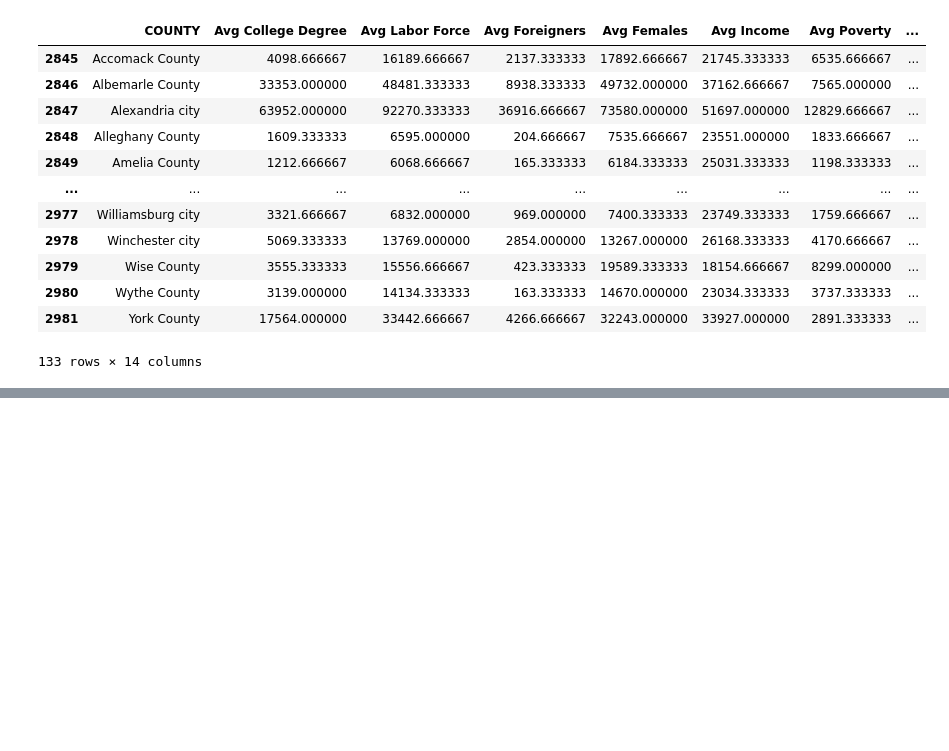
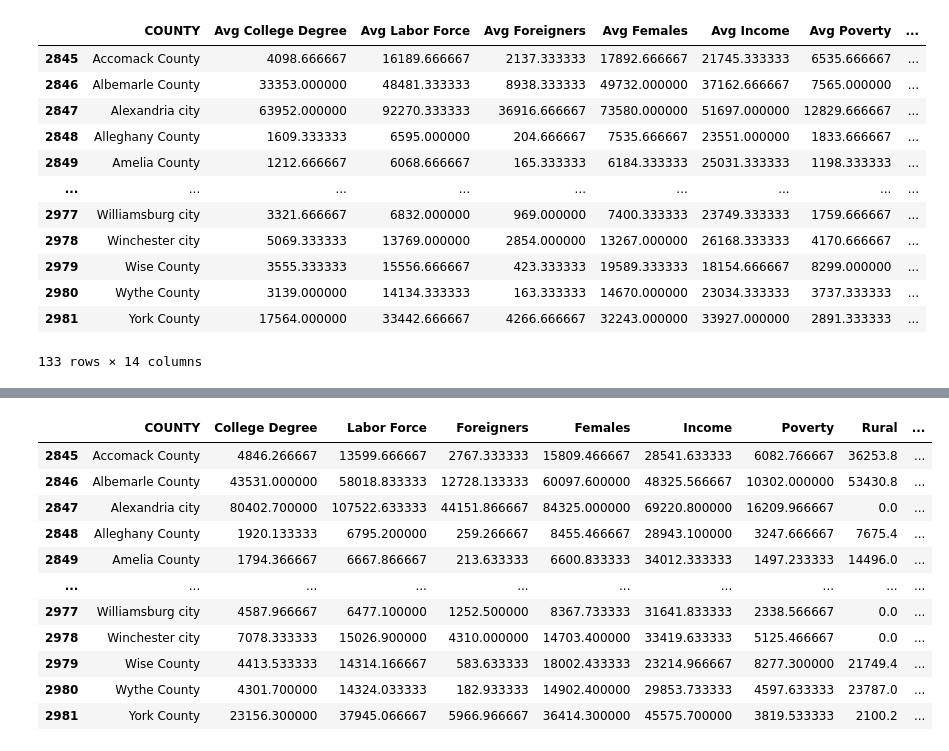
Before and after one commit to gsilver321/project_voting, a Jupyter notebook: voting_cleaning.ipynb, the cells around one changed output, grey strips where cells are left out. Saved outputs shown, nothing was run; the diff lists cells and outputs as text; code cells hidden in the pictures; blank space fills up the shorter version.

Commit message:
Extrapolate data for 2024 predictions (Most recent census data was 2022 and didn't include all counties)

```diff
--- a/voting_cleaning.ipynb
+++ b/voting_cleaning.ipynb
@@ -253,3 +267,103 @@ Prob Dem
 Name: count, dtype: int64
 # %%
 df_avg.to_csv('demographic_info.csv', index=False)
+# %%
+df_test = pd.DataFrame(tsdf["COUNTY"])
+
+# Extrapolate past data to get estimates for 2024 predictions:
+edu = []
+for r in df_edu.iterrows():
+  fit = np.polyfit([2000, 2010, 2020], [r[1]["B69AC2000"], r[1]["B69AC125"], r[1]["B69AC195"]], 1)
+  edu.append(np.poly1d(fit)(2024))
+
+work = []
+for r in df_work.iterrows():
+  fit = np.polyfit([2000, 2010, 2020], [r[1]["B84AA2000"], r[1]["B84AA125"], r[1]["B84AA195"]], 1)
+  work.append(np.poly1d(fit)(2024))
+
+foreign = []
+for r in df_foreign.iterrows():
+  fit = np.polyfit([2000, 2010, 2020], [r[1]["AT5AB2000"], r[1]["AT5AB125"], r[1]["AT5AB195"]], 1)
+  foreign.append(np.poly1d(fit)(2024))
+
+female = []
+for r in df_female.iterrows():
+  fit = np.polyfit([2000, 2010, 2020], [r[1]["AV1AB2000"], r[1]["AV1AB125"], r[1]["AV1AB195"]], 1)
+  female.append(np.poly1d(fit)(2024))
+
+income = []
+for r in df_income.iterrows():
+  fit = np.polyfit([2000, 2010, 2020], [r[1]["BD5AA2000"], r[1]["BD5AA125"], r[1]["BD5AA195"]], 1)
+  income.append(np.poly1d(fit)(2024))
+
+poverty = []
+for r in df_poverty.iterrows():
+  fit = np.polyfit([2000, 2010, 2020], [r[1]["CL6AA2000"], r[1]["CL6AA125"], r[1]["CL6AA195"]], 1)
+  poverty.append(np.poly1d(fit)(2024))
+
+rural = []
+for r in df_rural.iterrows():
+  fit = np.polyfit([2000, 2010], [r[1]["A57AD2000"], r[1]["A57AD2010"]], 1)
+  rural.append(np.poly1d(fit)(2024))
+
+black = []
+for r in df_black.iterrows():
+  fit = np.polyfit([2000, 2010, 2020], [r[1]["B18AB2000"], r[1]["B18AB2010"], r[1]["B18AB2020"]], 1)
+  black.append(np.poly1d(fit)(2024))
+
+latinx = []
+for r in df_latinx.iterrows():
+  fit = np.polyfit([2000, 2010, 2020], [r[1]["A35AA2000"], r[1]["A35AA2010"], r[1]["A35AA2020"]], 1)
+  latinx.append(np.poly1d(fit)(2024))
+
+aapi = []
+for r in df_aapi.iterrows():
+  fit = np.polyfit([2000, 2010, 2020], [r[1]["B18AD2000"], r[1]["B18AD2010"], r[1]["B18AD2020"]], 1)
+  aapi.append(np.poly1d(fit)(2024))
+
+# need 2 points for extrapolation so redo df_marry even though some data older than 2000
+df_marry_male = tsdf2.loc[:, ["BL1AA1990", "BL1AA2000"]]
+df_marry_male = df_marry_male.apply(pd.to_numeric)
+df_marry_male = df_marry_male.rename(columns={"BL1AA1990": "1990", "BL1AA2000": "2000"})
+df_marry_female = tsdf2.loc[:, ["BL1AG1990", "BL1AG2000"]]
+df_marry_female = df_marry_female.apply(pd.to_numeric)
+df_marry_female = df_marry_female.rename(columns={"BL1AG1990": "1990", "BL1AG2000": "2000"})
+df_marry = df_marry_male.add(df_marry_female)
+
+marry = []
+for r in df_marry.iterrows():
+  fit = np.polyfit([2000, 2010], [r[1]["1990"], r[1]["2000"]], 1)
+  marry.append(np.poly1d(fit)(2024))
+
+over_65 = []
+for r in df_over_65.iterrows():
+  fit = np.polyfit([2000, 2010], [r[1]["2000"], r[1]["2010"]], 1)
+  over_65.append(np.poly1d(fit)(2024))
+
+df_test["College Degree"] = edu
+df_test["Labor Force"] = work
+df_test["Foreigners"] = foreign
+df_test["Females"] = female
+df_test["Income"] = income
+df_test["Poverty"] = poverty
+df_test["Rural"] = rural
+df_test["Black or African American"] = black
+df_test["Latinx"] = latinx
+df_test["AAPI"] = aapi
+df_test["Never Married"] = marry
+df_test["65+"] = over_65
+
+df_test
+# %% [output]
+|  | COUNTY | College Degree | Labor Force | Foreigners | Females | Income | Poverty | Rural | ... |
+| 2845 | Accomack County | 4846.266667 | 13599.666667 | 2767.333333 | 15809.466667 | 28541.633333 | 6082.766667 | 36253.8 | ... |
+| 2846 | Albemarle County | 43531.000000 | 58018.833333 | 12728.133333 | 60097.600000 | 48325.566667 | 10302.000000 | 53430.8 | ... |
+| 2847 | Alexandria city | 80402.700000 | 107522.633333 | 44151.866667 | 84325.000000 | 69220.800000 | 16209.966667 | 0.0 | ... |
+| 2848 | Alleghany County | 1920.133333 | 6795.200000 | 259.266667 | 8455.466667 | 28943.100000 | 3247.666667 | 7675.4 | ... |
+| 2849 | Amelia County | 1794.366667 | 6667.866667 | 213.633333 | 6600.833333 | 34012.333333 | 1497.233333 | 14496.0 | ... |
+| ... | ... | ... | ... | ... | ... | ... | ... | ... | ... |
+| 2977 | Williamsburg city | 4587.966667 | 6477.100000 | 1252.500000 | 8367.733333 | 31641.833333 | 2338.566667 | 0.0 | ... |
+| 2978 | Winchester city | 7078.333333 | 15026.900000 | 4310.000000 | 14703.400000 | 33419.633333 | 5125.466667 | 0.0 | ... |
+| 2979 | Wise County | 4413.533333 | 14314.166667 | 583.633333 | 18002.433333 | 23214.966667 | 8277.300000 | 21749.4 | ... |
+| 2980 | Wythe County | 4301.700000 | 14324.033333 | 182.933333 | 14902.400000 | 29853.733333 | 4597.633333 | 23787.0 | ... |
+| 2981 | York County | 23156.300000 | 37945.066667 | 5966.966667 | 36414.300000 | 45575.700000 | 3819.533333 | 2100.2 | ... |
```
Also changed, not shown: parts of 9 cells of this notebook.
